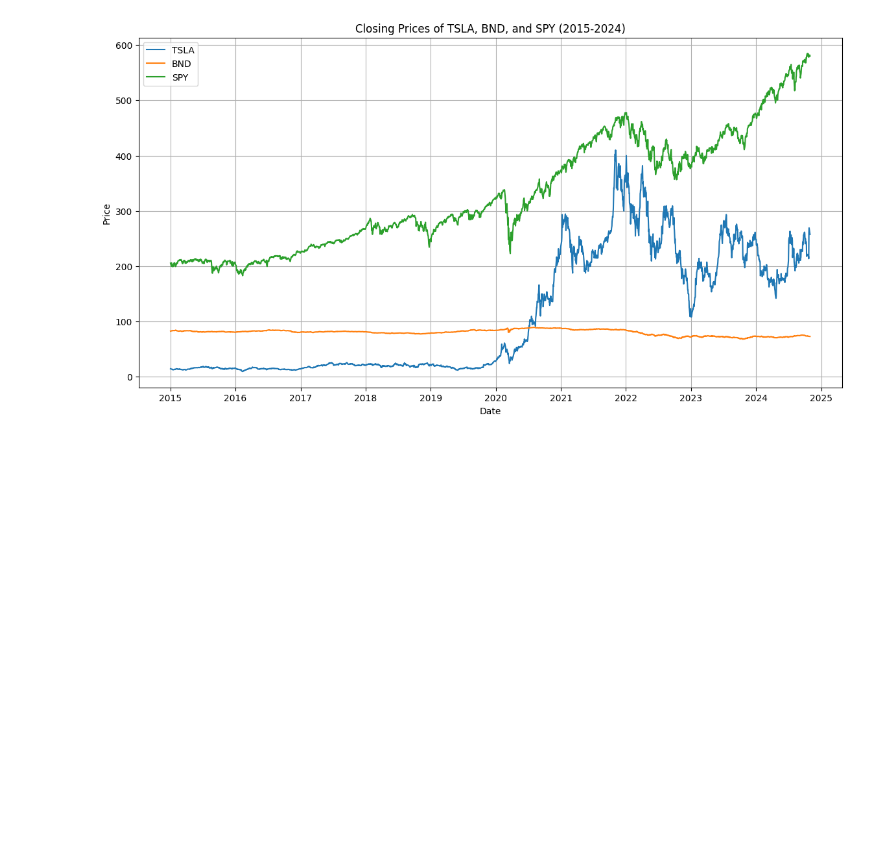
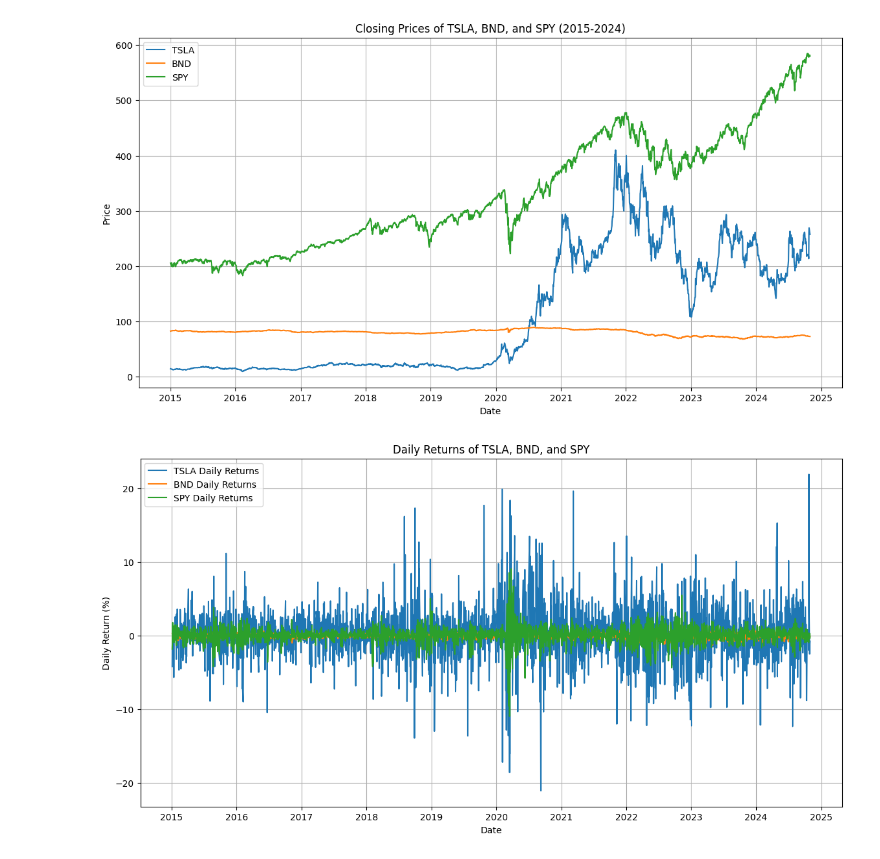
Before and after one commit to Wbam/Week-11, a Jupyter notebook: notebooks/preprocess_and_explore_data.ipynb, the cells around one changed output. Cells and saved outputs as stored; diff of their text form; code cells hidden in the pictures; blank space fills up the shorter version.

Commit message:
the daily percentage change (returns) for each asset is calculated and plotted

```diff
--- a/notebooks/preprocess_and_explore_data.ipynb
+++ b/notebooks/preprocess_and_explore_data.ipynb
@@ -82,3 +82,19 @@ plt.grid(True)
 plt.show()
 # %% [output]
 [figure]
+# %%
+# 3.2 Calculate daily returns (percentage change)
+daily_returns = data_clean['Close'].pct_change() * 100
+
+# 3.3 Plot daily returns for each asset
+plt.figure(figsize=(14, 7))
+for asset in assets:
+    plt.plot(daily_returns[asset], label=f'{asset} Daily Returns')
+plt.title('Daily Returns of TSLA, BND, and SPY')
+plt.xlabel('Date')
+plt.ylabel('Daily Return (%)')
+plt.legend()
+plt.grid(True)
+plt.show()
+# %% [output]
+[figure, added]
```
Also changed, not shown: parts of 1 cell of this notebook.
